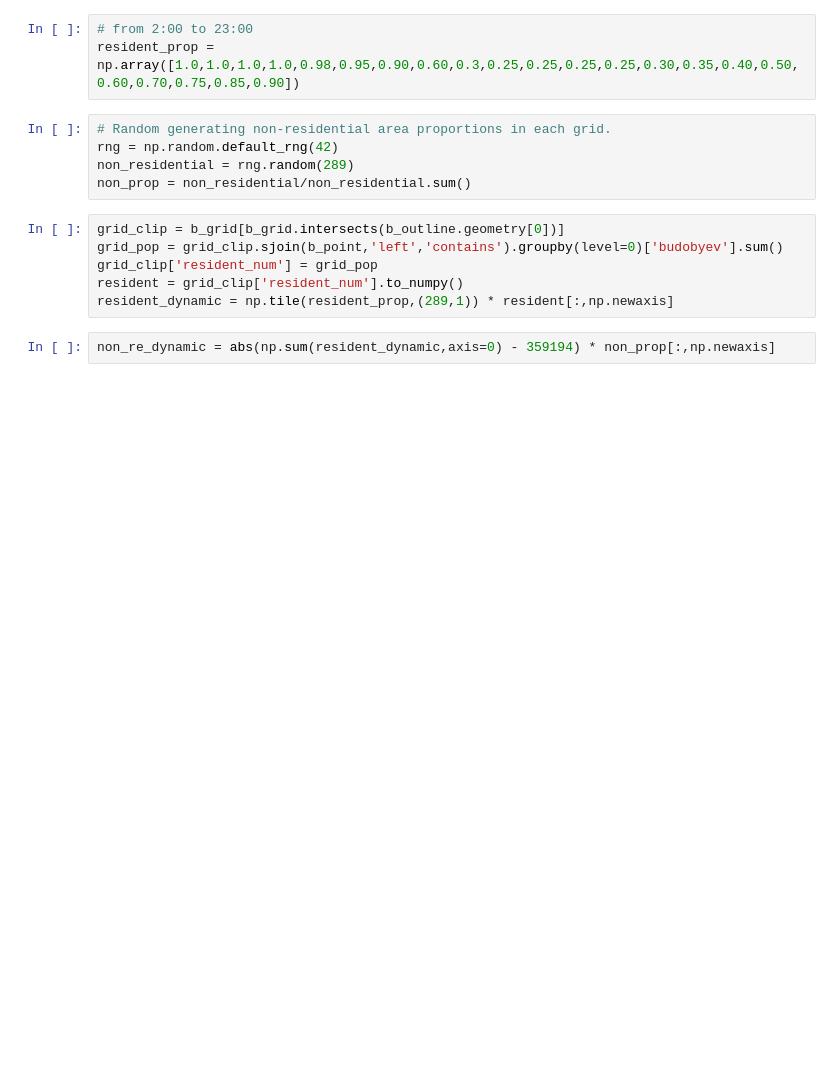
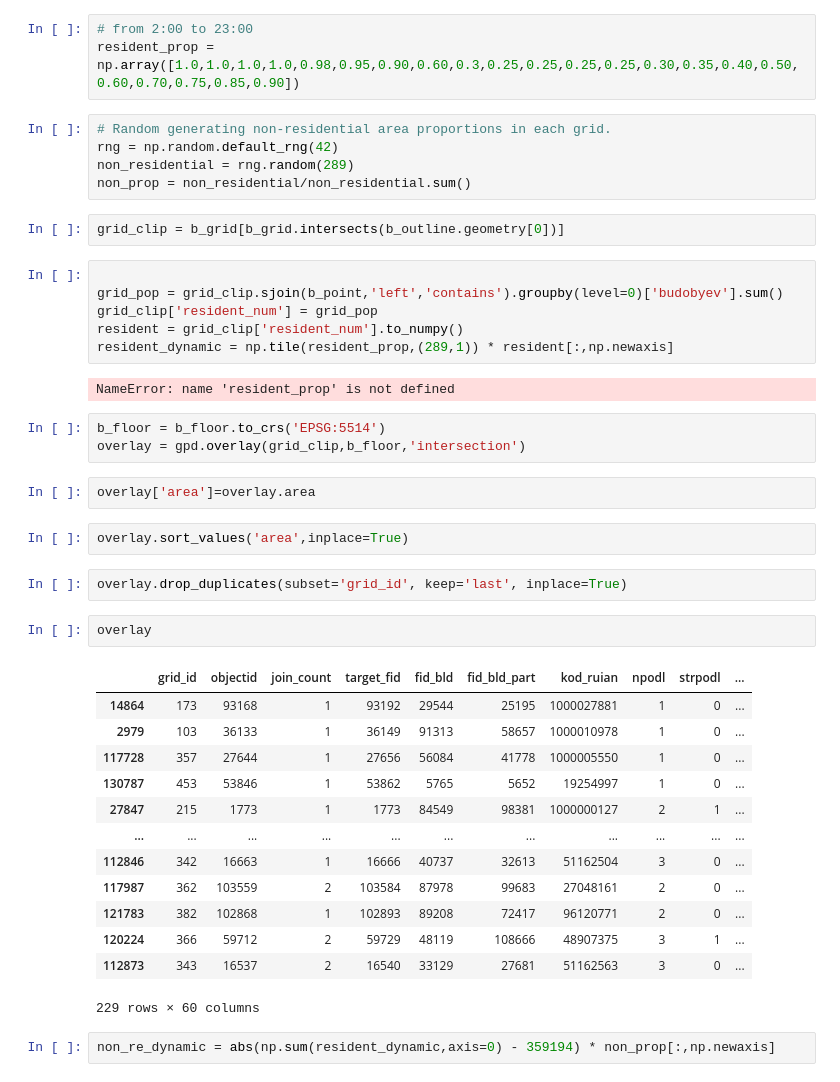
Before and after one commit to Yunshuo-T/Brno_Chronotope, a Jupyter notebook: scripts/illustration.ipynb, the cells around one changed output. Cells and saved outputs as stored; diff of their text form; blank space fills up the shorter version.

Commit message:
feat: start to process the building floor data

```diff
--- a/scripts/illustration.ipynb
+++ b/scripts/illustration.ipynb
@@ -19,12 +53,41 @@ resident_prop = np.array([1.0,1.0,1.0,1.0,0.98,0.95,0.90,0.60,0.3,0.25,0.25,0.25
 rng = np.random.default_rng(42)
 non_residential = rng.random(289)
 non_prop = non_residential/non_residential.sum()
+# %%
+grid_clip = b_grid[b_grid.intersects(b_outline.geometry[0])]
 # %%
-grid_clip = b_grid[b_grid.intersects(b_outline.geometry[0])]
+
 grid_pop = grid_clip.sjoin(b_point,'left','contains').groupby(level=0)['budobyev'].sum()
 grid_clip['resident_num'] = grid_pop
 resident = grid_clip['resident_num'].to_numpy()
 resident_dynamic = np.tile(resident_prop,(289,1)) * resident[:,np.newaxis]
+# %% [output]
+NameError: name 'resident_prop' is not defined
+# %%
+b_floor = b_floor.to_crs('EPSG:5514')
+overlay = gpd.overlay(grid_clip,b_floor,'intersection')
+# %%
+overlay['area']=overlay.area
+# %%
+overlay.sort_values('area',inplace=True)
+# %%
+overlay.drop_duplicates(subset='grid_id', keep='last', inplace=True)
+# %%
+overlay
+# %% [output]
+|  | grid_id | objectid | join_count | target_fid | fid_bld | fid_bld_part | kod_ruian | npodl | strpodl | ... |
+| 14864 | 173 | 93168 | 1 | 93192 | 29544 | 25195 | 1000027881 | 1 | 0 | ... |
+| 2979 | 103 | 36133 | 1 | 36149 | 91313 | 58657 | 1000010978 | 1 | 0 | ... |
+| 117728 | 357 | 27644 | 1 | 27656 | 56084 | 41778 | 1000005550 | 1 | 0 | ... |
+| 130787 | 453 | 53846 | 1 | 53862 | 5765 | 5652 | 19254997 | 1 | 0 | ... |
+| 27847 | 215 | 1773 | 1 | 1773 | 84549 | 98381 | 1000000127 | 2 | 1 | ... |
+| ... | ... | ... | ... | ... | ... | ... | ... | ... | ... | ... |
+| 112846 | 342 | 16663 | 1 | 16666 | 40737 | 32613 | 51162504 | 3 | 0 | ... |
+| 117987 | 362 | 103559 | 2 | 103584 | 87978 | 99683 | 27048161 | 2 | 0 | ... |
+| 121783 | 382 | 102868 | 1 | 102893 | 89208 | 72417 | 96120771 | 2 | 0 | ... |
+| 120224 | 366 | 59712 | 2 | 59729 | 48119 | 108666 | 48907375 | 3 | 1 | ... |
+| 112873 | 343 | 16537 | 2 | 16540 | 33129 | 27681 | 51162563 | 3 | 0 | ... |
+229 rows × 60 columns
 # %%
 non_re_dynamic = abs(np.sum(resident_dynamic,axis=0) - 359194) * non_prop[:,np.newaxis]
 # %%
```
Also changed, not shown: parts of 6 cells of this notebook.
